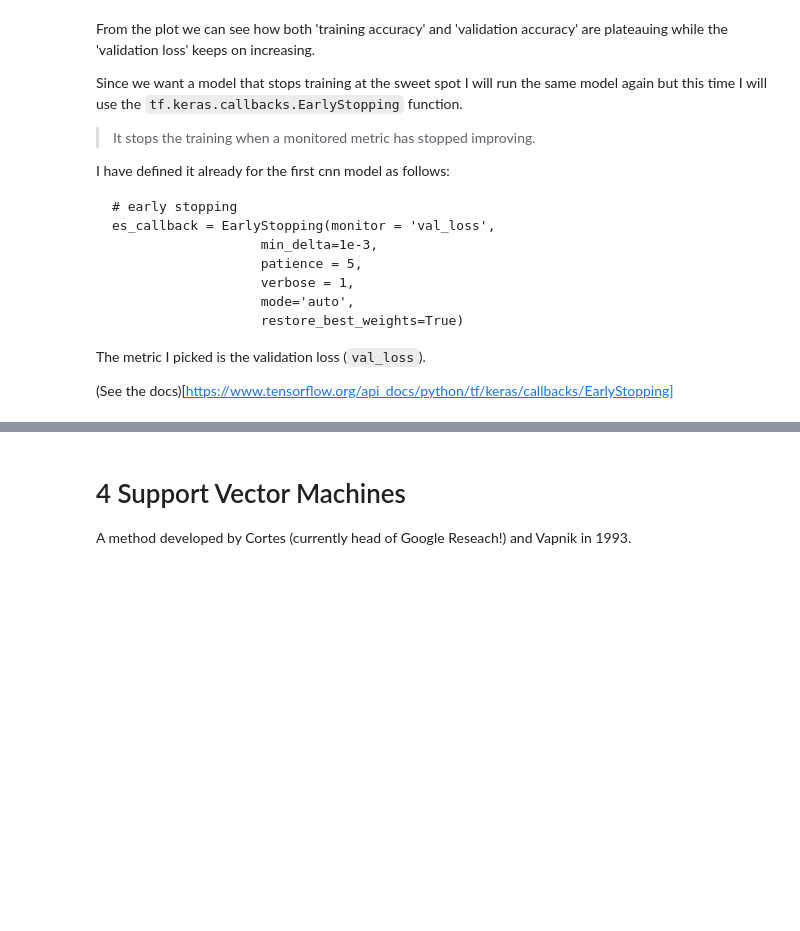
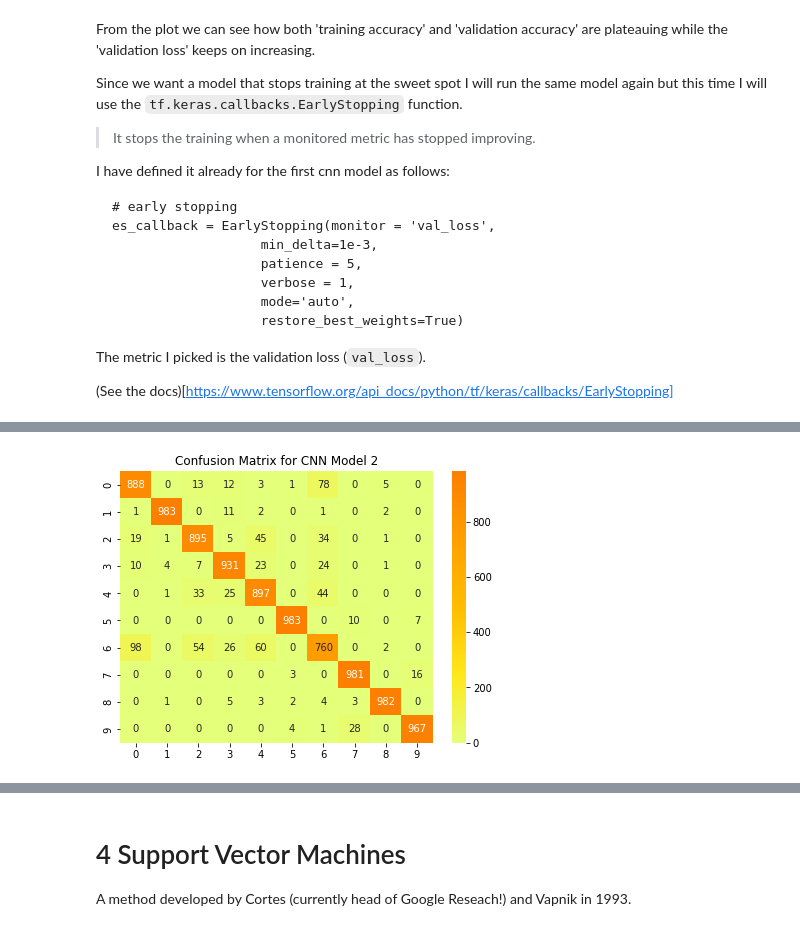
Before and after one commit to ilante/AML_91934_exam, a Jupyter notebook: Englander_AML_1_and_2.ipynb, the cells around one changed output, grey strips where cells are left out. Cells and saved outputs as stored; diff of their text form; code cells hidden in the pictures; blank space fills up the shorter version.

```diff
--- a/Englander_AML_1_and_2.ipynb
+++ b/Englander_AML_1_and_2.ipynb
@@ -1059,7 +1132,7 @@ The metric I picked is the validation loss (`val_loss`).
 # %%
 start_cnn2 = time.time() # timer for comparing to other methods
 
-history = cnn_model_1.fit(x=trn_im_cnn,
+history = cnn_model_2.fit(x=trn_im_cnn,
                               y=trn_labels_ohe,
                               epochs=100,
                               batch_size=256,
@@ -1105,0 +1182,15 @@ time: 253 ms (started: 2021-12-14 16:27:35 +00:00)
+# %%
+cnn_2_pred = cnn_model_2.predict(tst_im_cnn)
+# need to extract maximum values
+cnn_2_pred_test = np.argmax(cnn_2_pred, axis=1)
+# confusion matrix
+cnn_2_confusion = confusion_matrix(test_labels, cnn_2_pred_test)
+
+f,ax = plt.subplots(figsize=(7,5))
+plt.title('Confusion Matrix for CNN Model 2')
+plt.xlabel('Predicted character')
+plt.ylabel('True character')
+sns.heatmap(cnn_2_confusion,annot=True,cmap='Wistia',fmt='',ax=ax)
+plt.show()
+# %% [output]
+[figure, added]
```
Also changed, not shown: parts of 117 cells of this notebook.
